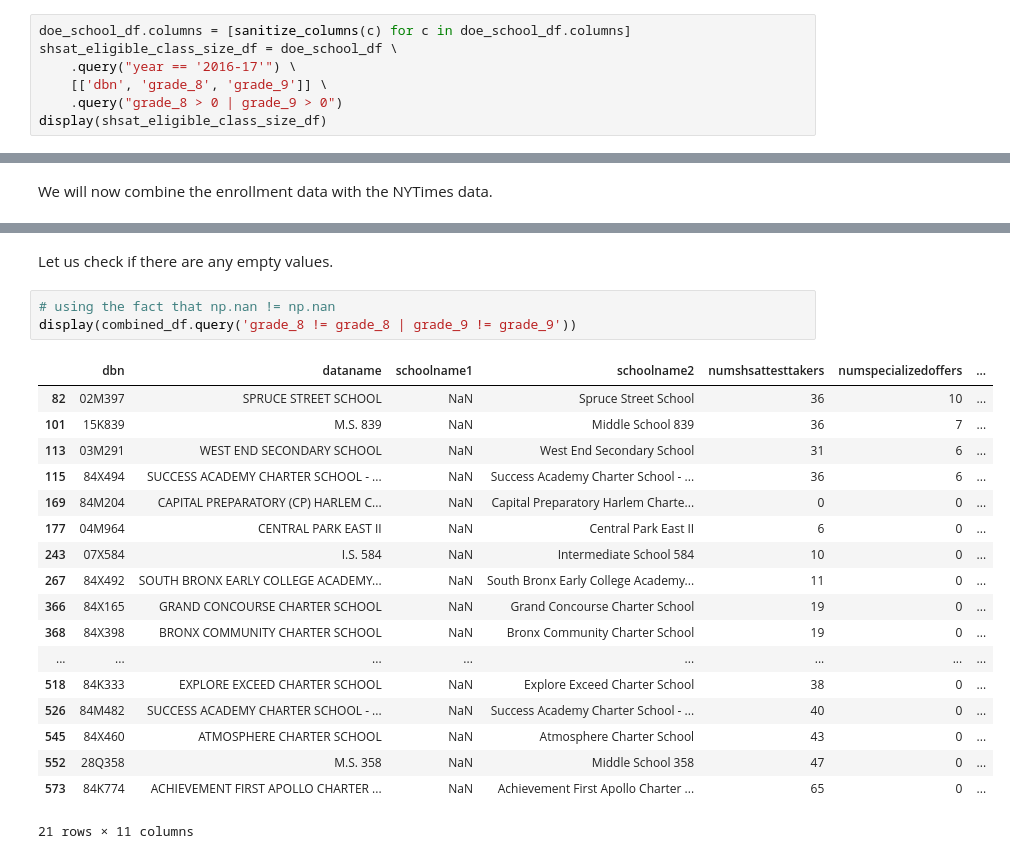
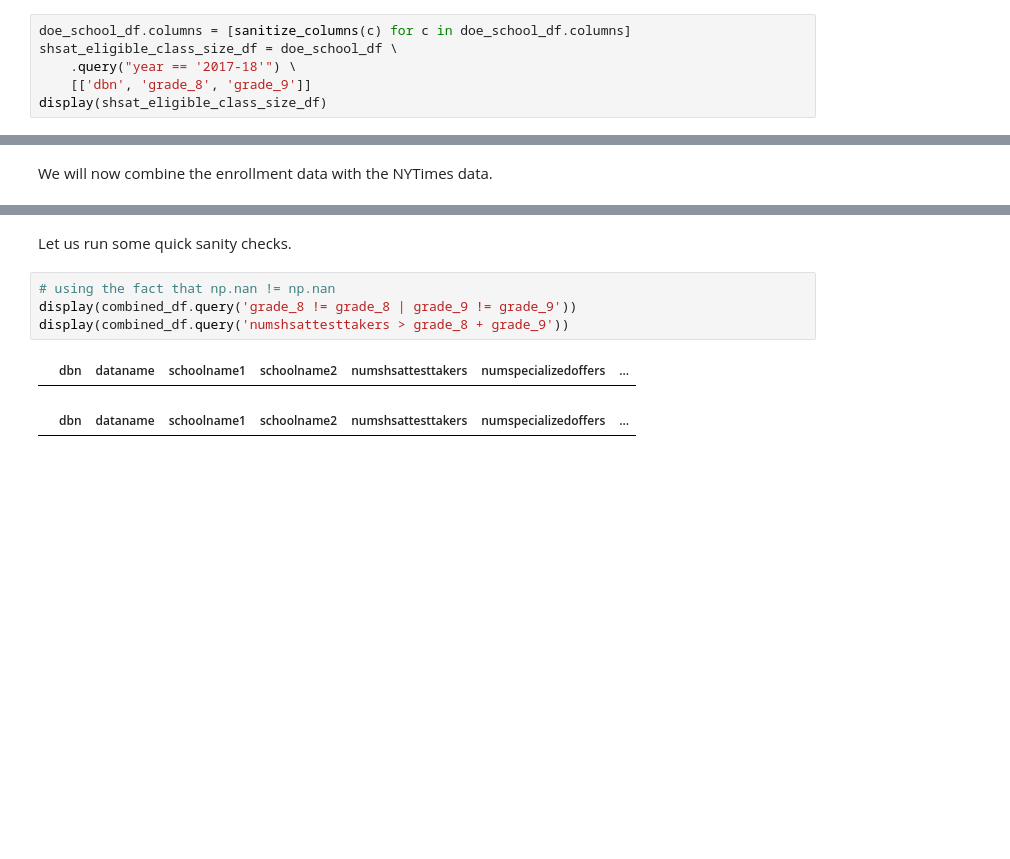
Before and after one commit to mwinton/W207-final-project, a Jupyter notebook: PASSNYC_deepak_nagaraj.ipynb, the cells around one changed output, grey strips where cells are left out. Cells and saved outputs as stored; diff of their text form; blank space fills up the shorter version.

```diff
--- a/PASSNYC_deepak_nagaraj.ipynb
+++ b/PASSNYC_deepak_nagaraj.ipynb
@@ -269,9 +271,8 @@ We can also filter information into Grade 8/9 enrollments:
 # %%
 doe_school_df.columns = [sanitize_columns(c) for c in doe_school_df.columns]
 shsat_eligible_class_size_df = doe_school_df \
-    .query("year == '2016-17'") \
-    [['dbn', 'grade_8', 'grade_9']] \
-    .query("grade_8 > 0 | grade_9 > 0")
+    .query("year == '2017-18'") \
+    [['dbn', 'grade_8', 'grade_9']]
 display(shsat_eligible_class_size_df)
 # %% [output]
 |  | dbn | grade_8 | grade_9 |
@@ -319,24 +320,9 @@ display(combined_df)
-# %% [markdown]
-Let us check if there are any empty values.
+# %% [markdown]
+Let us run some quick sanity checks.
 # %%
 # using the fact that np.nan != np.nan
 display(combined_df.query('grade_8 != grade_8 | grade_9 != grade_9'))
+display(combined_df.query('numshsattesttakers > grade_8 + grade_9'))
 # %% [output]
 |  | dbn | dataname | schoolname1 | schoolname2 | numshsattesttakers | numspecializedoffers | ... |
-| 82 | 02M397 | SPRUCE STREET SCHOOL | NaN | Spruce Street School | 36 | 10 | ... |
-| 101 | 15K839 | M.S. 839 | NaN | Middle School 839 | 36 | 7 | ... |
-| 113 | 03M291 | WEST END SECONDARY SCHOOL | NaN | West End Secondary School | 31 | 6 | ... |
-| 115 | 84X494 | SUCCESS ACADEMY CHARTER SCHOOL - ... | NaN | Success Academy Charter School - ... | 36 | 6 | ... |
-| 169 | 84M204 | CAPITAL PREPARATORY (CP) HARLEM C... | NaN | Capital Preparatory Harlem Charte... | 0 | 0 | ... |
-| 177 | 04M964 | CENTRAL PARK EAST II | NaN | Central Park East II | 6 | 0 | ... |
-| 243 | 07X584 | I.S. 584 | NaN | Intermediate School 584 | 10 | 0 | ... |
-| 267 | 84X492 | SOUTH BRONX EARLY COLLEGE ACADEMY... | NaN | South Bronx Early College Academy... | 11 | 0 | ... |
-| 366 | 84X165 | GRAND CONCOURSE CHARTER SCHOOL | NaN | Grand Concourse Charter School | 19 | 0 | ... |
-| 368 | 84X398 | BRONX COMMUNITY CHARTER SCHOOL | NaN | Bronx Community Charter School | 19 | 0 | ... |
-| ... | ... | ... | ... | ... | ... | ... | ... |
-| 518 | 84K333 | EXPLORE EXCEED CHARTER SCHOOL | NaN | Explore Exceed Charter School | 38 | 0 | ... |
-| 526 | 84M482 | SUCCESS ACADEMY CHARTER SCHOOL - ... | NaN | Success Academy Charter School - ... | 40 | 0 | ... |
-| 545 | 84X460 | ATMOSPHERE CHARTER SCHOOL | NaN | Atmosphere Charter School | 43 | 0 | ... |
-| 552 | 28Q358 | M.S. 358 | NaN | Middle School 358 | 47 | 0 | ... |
-| 573 | 84K774 | ACHIEVEMENT FIRST APOLLO CHARTER ... | NaN | Achievement First Apollo Charter ... | 65 | 0 | ... |
-21 rows × 11 columns
+|  | dbn | dataname | schoolname1 | schoolname2 | numshsattesttakers | numspecializedoffers | ... |
```
Also changed, not shown: parts of 5 cells of this notebook.
